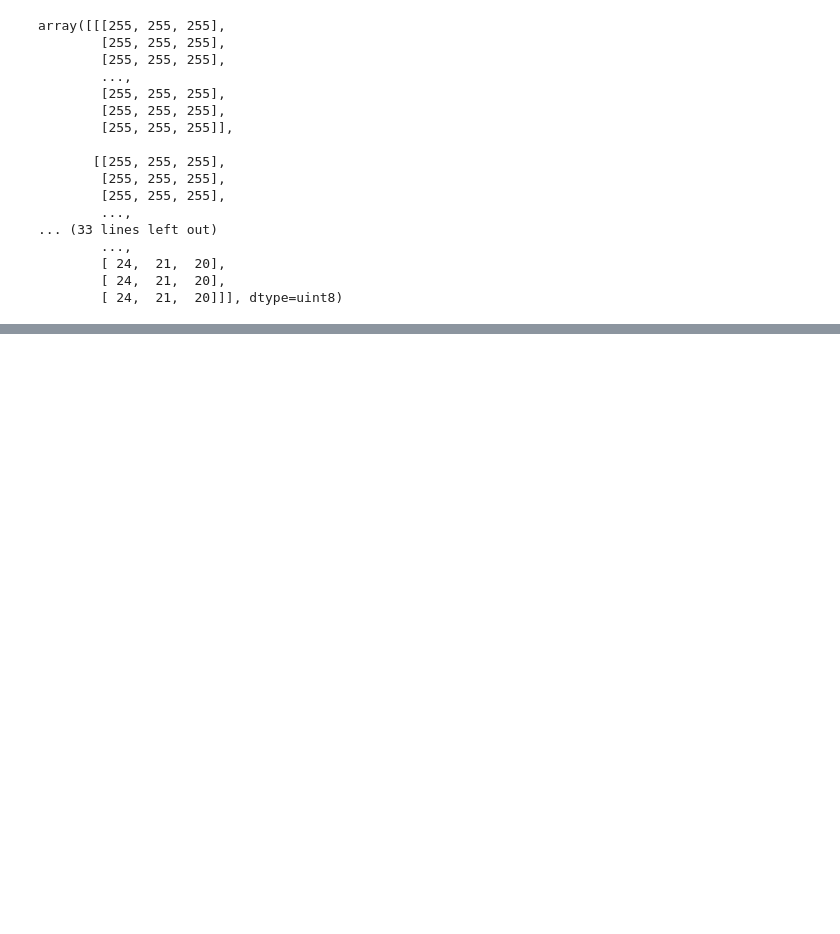
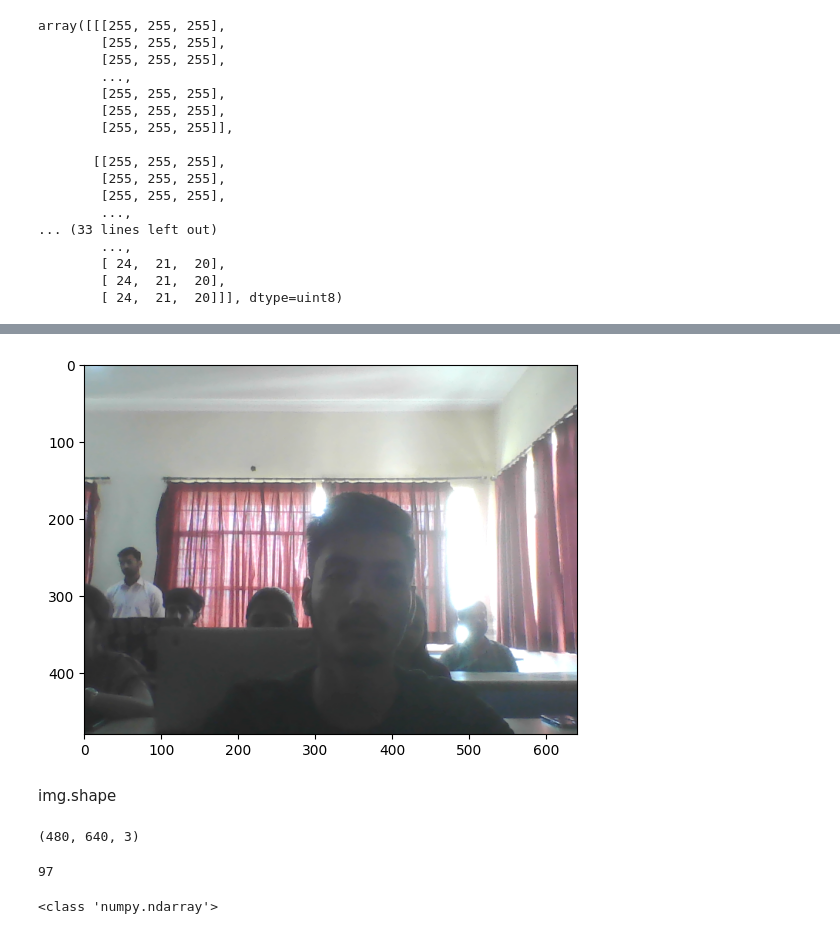
Before and after one commit to Namanjain02/AI-ML, a Jupyter notebook: day10_m.ipynb, the cells around one changed output, grey strips where cells are left out. Drawn from its saved outputs; the diff is of its cells as text; code cells hidden in the pictures; blank space fills up the shorter version.

```diff
--- a/day10_m.ipynb
+++ b/day10_m.ipynb
@@ -33,0 +37,2 @@ array([[[255, 255, 255],
+# %%
+vid  = cv2.VideoCapture(0)
@@ -33,0 +77,17 @@ array([[[255, 255, 255],
+# %%
+flag,img  = vid.read()
+# %%
+if flag:
+    plt.imshow(img[ :,:,::-1 ])
+# %% [output]
+[figure, added]
+# %% [markdown]
+img.shape
+# %%
+img.shape
+# %% [output]
+(480, 640, 3)
+# %%
+ord('a')
+# %% [output]
+97
@@ -33,0 +96,20 @@ array([[[255, 255, 255],
+# %%
+vid = cv2.VideoCapture(0)
+while True:
+    flag,img = vid.read()
+    if flag:
+        # processing code
+        img_gray = cv2.cvtColor(img,cv2.COLOR_BGR2GRAY) #  image ka color change karna ma help karta ha
+        print(type(img_gray))
+        break
+        ##
+        cv2.imshow('preview',img)
+        key = cv2.waitKey(1)
+        if key == ord('q'):  # off karna ka liya key di gyi ha q name ki
+            break
+    else:
+        break
+vid.release()
+cv2.destroyAllWindows()
+# %% [output]
+<class 'numpy.ndarray'>
```
Also changed, not shown: parts of 16 cells of this notebook, 3 other files.
